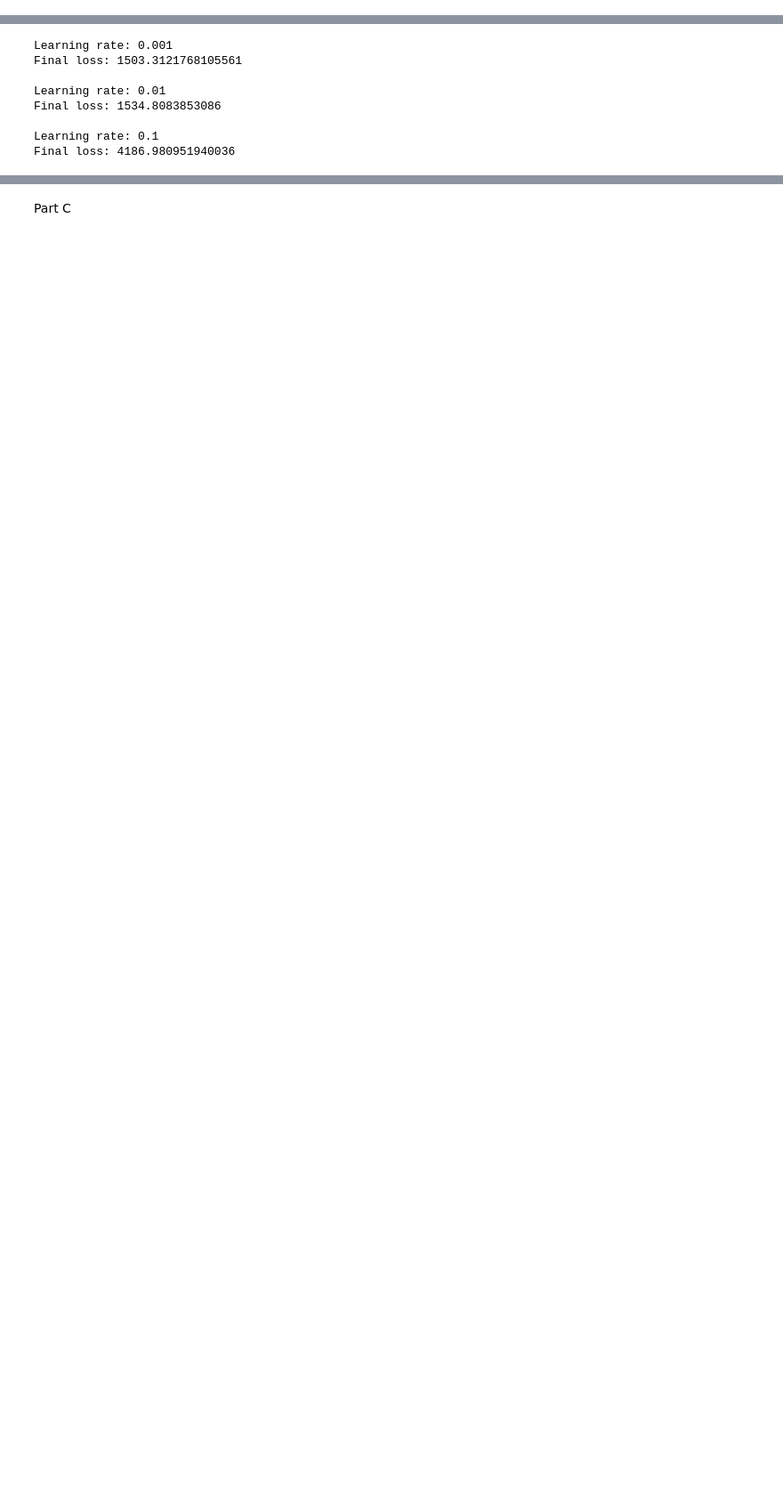
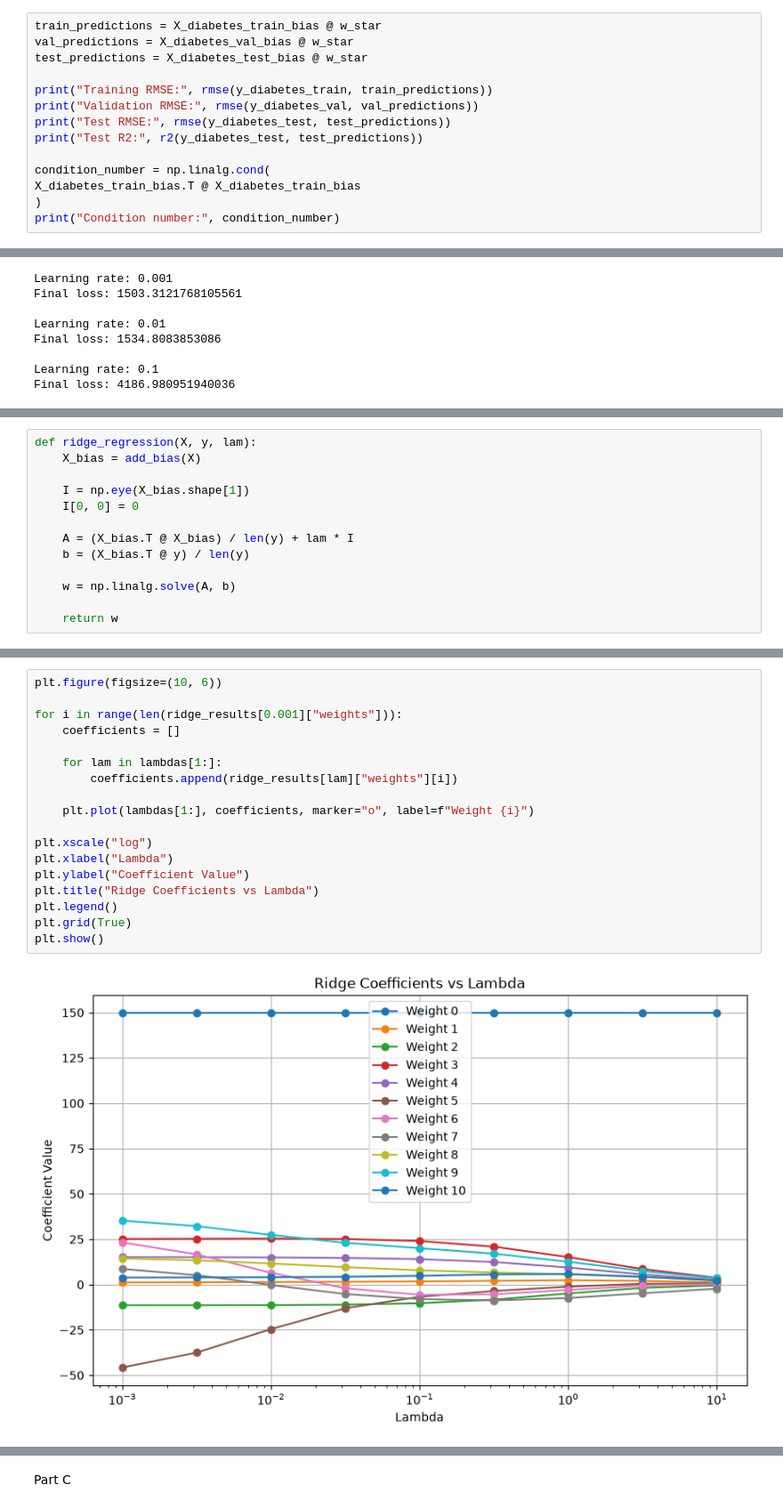
Before and after one commit to aseelibrahim123/ML_lab2, a Jupyter notebook: assignment2.ipynb, the cells around one changed output, grey strips where cells are left out. Shown at 89% size. Cells and saved outputs as stored; diff of their text form; blank space fills up the shorter version.

```diff
--- a/assignment2.ipynb
+++ b/assignment2.ipynb
@@ -372,0 +398,14 @@ Number of weights: 11
+# %%
+train_predictions = X_diabetes_train_bias @ w_star
+val_predictions = X_diabetes_val_bias @ w_star
+test_predictions = X_diabetes_test_bias @ w_star
+
+print("Training RMSE:", rmse(y_diabetes_train, train_predictions))
+print("Validation RMSE:", rmse(y_diabetes_val, val_predictions))
+print("Test RMSE:", rmse(y_diabetes_test, test_predictions))
+print("Test R2:", r2(y_diabetes_test, test_predictions))
+
+condition_number = np.linalg.cond(
+X_diabetes_train_bias.T @ X_diabetes_train_bias
+)
+print("Condition number:", condition_number)
@@ -805,0 +932,13 @@ This shows that sgd needs a suitable learning rate because individual samples pr
+# %%
+def ridge_regression(X, y, lam):
+    X_bias = add_bias(X)
+
+    I = np.eye(X_bias.shape[1])
+    I[0, 0] = 0
+
+    A = (X_bias.T @ X_bias) / len(y) + lam * I
+    b = (X_bias.T @ y) / len(y)
+
+    w = np.linalg.solve(A, b)
+
+    return w
@@ -805,0 +1011,20 @@ This shows that sgd needs a suitable learning rate because individual samples pr
+# %%
+plt.figure(figsize=(10, 6))
+
+for i in range(len(ridge_results[0.001]["weights"])):
+    coefficients = []
+
+    for lam in lambdas[1:]:
+        coefficients.append(ridge_results[lam]["weights"][i])
+
+    plt.plot(lambdas[1:], coefficients, marker="o", label=f"Weight {i}")
+
+plt.xscale("log")
+plt.xlabel("Lambda")
+plt.ylabel("Coefficient Value")
+plt.title("Ridge Coefficients vs Lambda")
+plt.legend()
+plt.grid(True)
+plt.show()
+# %% [output]
+[figure, added]
```
Also changed, not shown: parts of 34 cells of this notebook.
